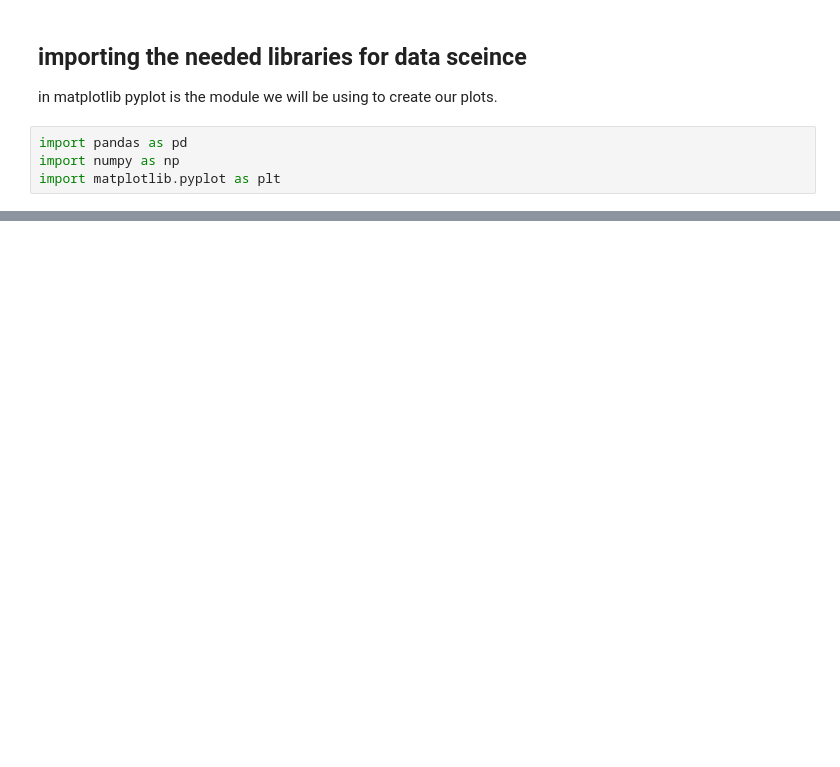
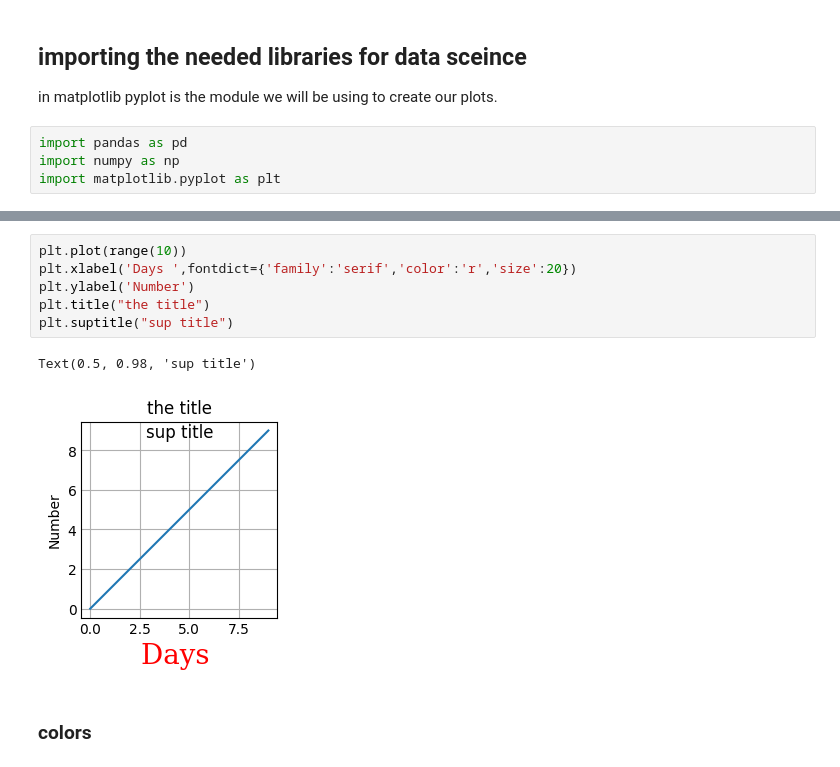
Before and after one commit to shaker113/matplotlib_summary-, a Jupyter notebook: matplotlib.ipynb, the cells around one changed output, grey strips where cells are left out. Drawn from its saved outputs; the diff is of its cells as text; blank space fills up the shorter version.

Commit message:
plot typs

```diff
--- a/matplotlib.ipynb
+++ b/matplotlib.ipynb
@@ -19,0 +16,11 @@ df.set_index('date', inplace=True)
+# %%
+plt.plot(range(10))
+plt.xlabel('Days ',fontdict={'family':'serif','color':'r','size':20})
+plt.ylabel('Number')
+plt.title("the title")
+plt.suptitle("sup title")
+# %% [output]
+Text(0.5, 0.98, 'sup title')
+[figure, added]
+# %% [markdown]
+### colors
```
Also changed, not shown: parts of 28 cells of this notebook, 3 other files.
